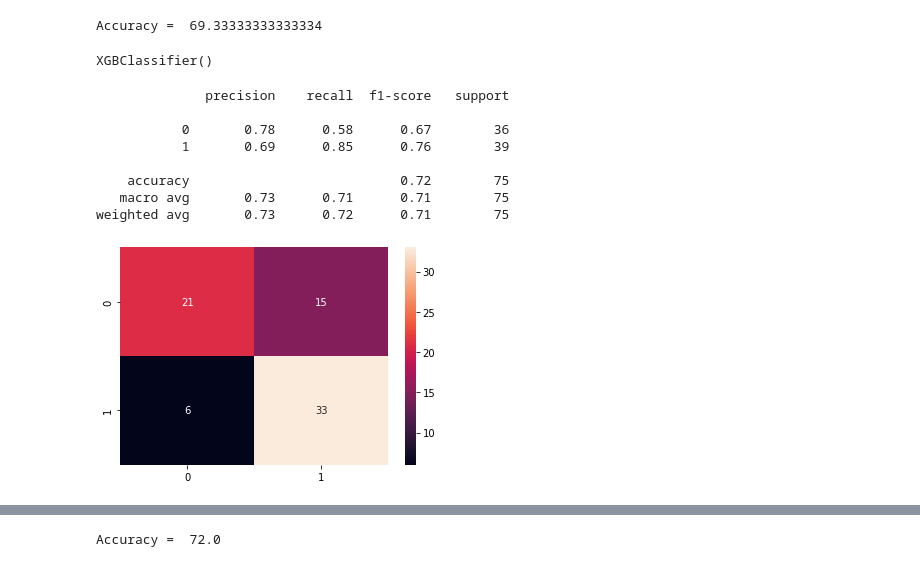
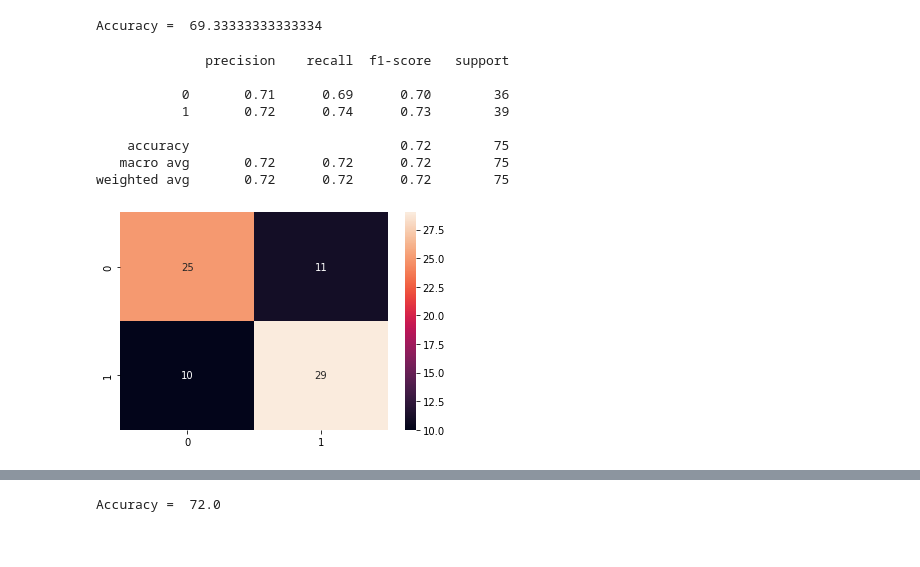
Before and after one commit to Thasneem-vazim/Depression-detection-30-features-with-collected-dataset-, a Jupyter notebook: Using_Select_K_Best.ipynb, the cells around one changed output, grey strips where cells are left out. Drawn from its saved outputs; the diff is of its cells as text; code cells hidden in the pictures.

```diff
--- a/Using_Select_K_Best.ipynb
+++ b/Using_Select_K_Best.ipynb
@@ -401,10 +393,32 @@ prediction=GradeintBoostClassification.predict(X_testSelectedFeature)
 print('Accuracy = ', metrics.accuracy_score(y_test, prediction)*100)
 # %% [output]
 Accuracy =  69.33333333333334
-# %%
-import xgboost as xgb
-XGBoostClassification=xgb.XGBClassifier()
-XGBoostClassification.fit(X_trainSelectedFeatureAfterSMOTE,y_train)
-# %% [output]
-XGBClassifier()
+# %%
+from xgboost import XGBClassifier
+import xgboost as xgb
+params = {
+ 'objective':'binary:logitraw',
+ 'max_depth': 2, 'min_child_weight': 2, 'gamma': 0.3, 'subsample': 0.6,
+ 'colsample_bytree': 0.6, 'scale_pos_weight': 1,
+ 'alpha': 0.01,
+ 'learning_rate': 0.03,
+ 'n_estimators':1000,'seed': 42
+ }
+xgb_clf = XGBClassifier(**params)
+xgb_clf.fit(X_trainSelectedFeatureAfterSMOTE,y_train)
+
+yxg_pred=xgb_clf.predict(X_testSelectedFeature)
+cm4=confusion_matrix(y_test,yxg_pred)
+sns.heatmap(cm4,annot=True)
+print(classification_report(y_test,yxg_pred))
+# %% [output]
+              precision    recall  f1-score   support
+
+           0       0.71      0.69      0.70        36
+           1       0.72      0.74      0.73        39
+
+    accuracy                           0.72        75
+   macro avg       0.72      0.72      0.72        75
+weighted avg       0.72      0.72      0.72        75
+[figure, added]
 # %%
@@ -412,18 +426 @@ y_predictionXgBoost=XGBoostClassification.predict(X_testSelectedFeature)
-# %%
-from sklearn.metrics import classification_report,confusion_matrix
-y_predict_test=XGBoostClassification.predict(X_testSelectedFeature)
-cm1=confusion_matrix(y_test,y_predict_test)
-import seaborn as sns
-sns.heatmap(cm1,annot=True)
-print(classification_report(y_test,y_predict_test))
-# %% [output]
-              precision    recall  f1-score   support
-
-           0       0.78      0.58      0.67        36
-           1       0.69      0.85      0.76        39
-
-    accuracy                           0.72        75
-   macro avg       0.73      0.71      0.71        75
-weighted avg       0.73      0.72      0.71        75
-[figure, removed]
 # %%
```
Also changed, not shown: parts of 4 cells of this notebook.
